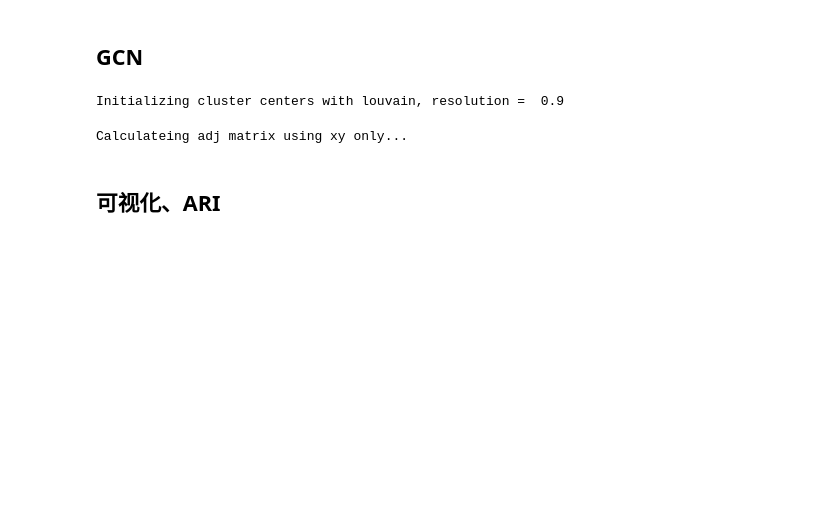
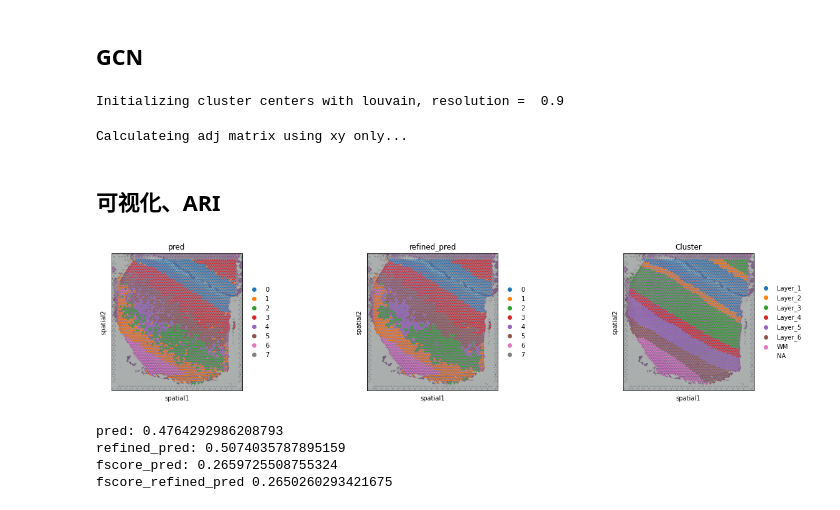
Before and after one commit to hannshu/st_clustering, a Jupyter notebook: 4_SpaGCN/train.ipynb, the cells around one changed output. Drawn from its saved outputs; the diff is of its cells as text; code cells hidden in the pictures; blank space fills up the shorter version.

```diff
--- a/4_SpaGCN/train.ipynb
+++ b/4_SpaGCN/train.ipynb
@@ -88,7 +84,7 @@ random.seed(r_seed)
 torch.manual_seed(t_seed)
 np.random.seed(n_seed)
 #Run
-clf.train(adata,adj,init_spa=True,init="louvain",res=res, tol=5e-3, lr=0.05, max_epochs=1500)
+clf.train(adata,adj,init_spa=True,init="louvain",res=res, tol=5e-3, lr=0.05, max_epochs=100)
 y_pred, prob=clf.predict()
 adata.obs["pred"]= y_pred
 adata.obs["pred"]=adata.obs["pred"].astype('category')
@@ -103,3 +99,20 @@ Initializing cluster centers with louvain, resolution =  0.9
 Calculateing adj matrix using xy only...
 # %% [markdown]
 ## 可视化、ARI
+# %%
+sc.pl.spatial(adata, color=['pred', "refined_pred", 'Cluster'])
+label = LabelEncoder().fit_transform(adata.obs['Cluster'])
+pred = LabelEncoder().fit_transform(adata.obs['pred'])
+refined_pred = LabelEncoder().fit_transform(adata.obs['refined_pred'])
+print('pred:', metrics.adjusted_rand_score(label, pred))
+print('refined_pred:', metrics.adjusted_rand_score(label, refined_pred))
+_, _, fscore_pred, _ = metrics.precision_recall_fscore_support(label, pred, average='micro')
+_, _, fscore_refined_pred, _ = metrics.precision_recall_fscore_support(label, refined_pred, average='micro')
+print('fscore_pred:', fscore_pred)
+print('fscore_refined_pred', fscore_refined_pred)
+# %% [output]
+[figure, added]
+pred: 0.4764292986208793
+refined_pred: 0.5074035787895159
+fscore_pred: 0.2659725508755324
+fscore_refined_pred 0.2650260293421675
```
Also changed, not shown: parts of 5 cells of this notebook.
